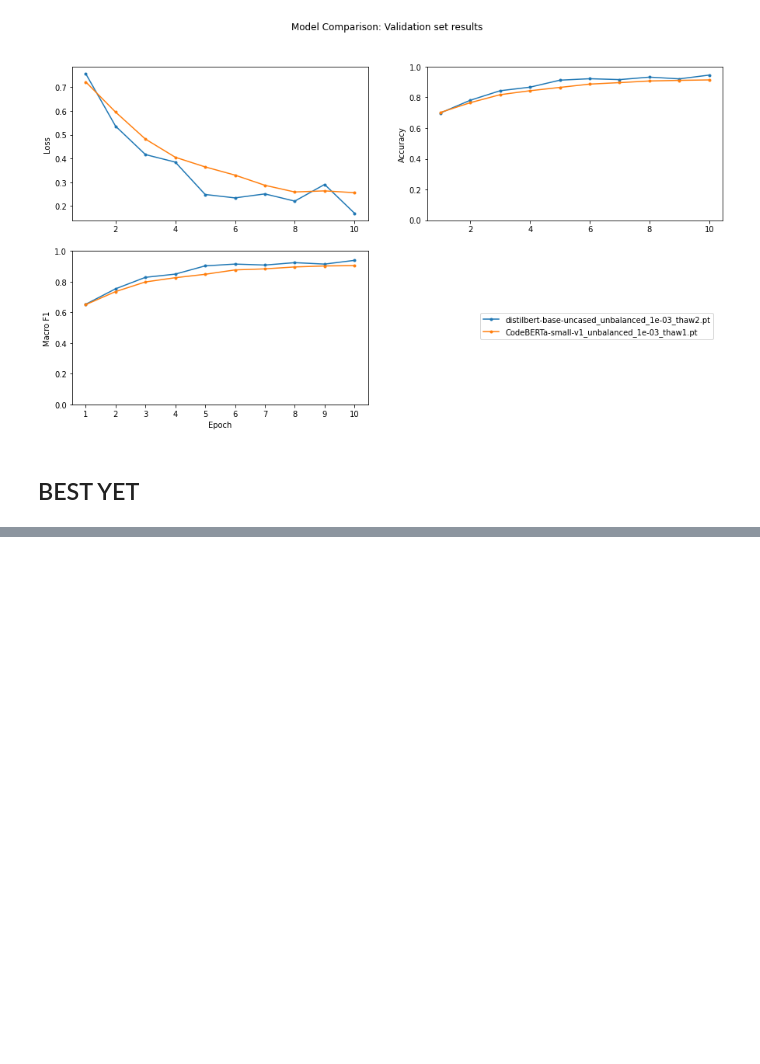
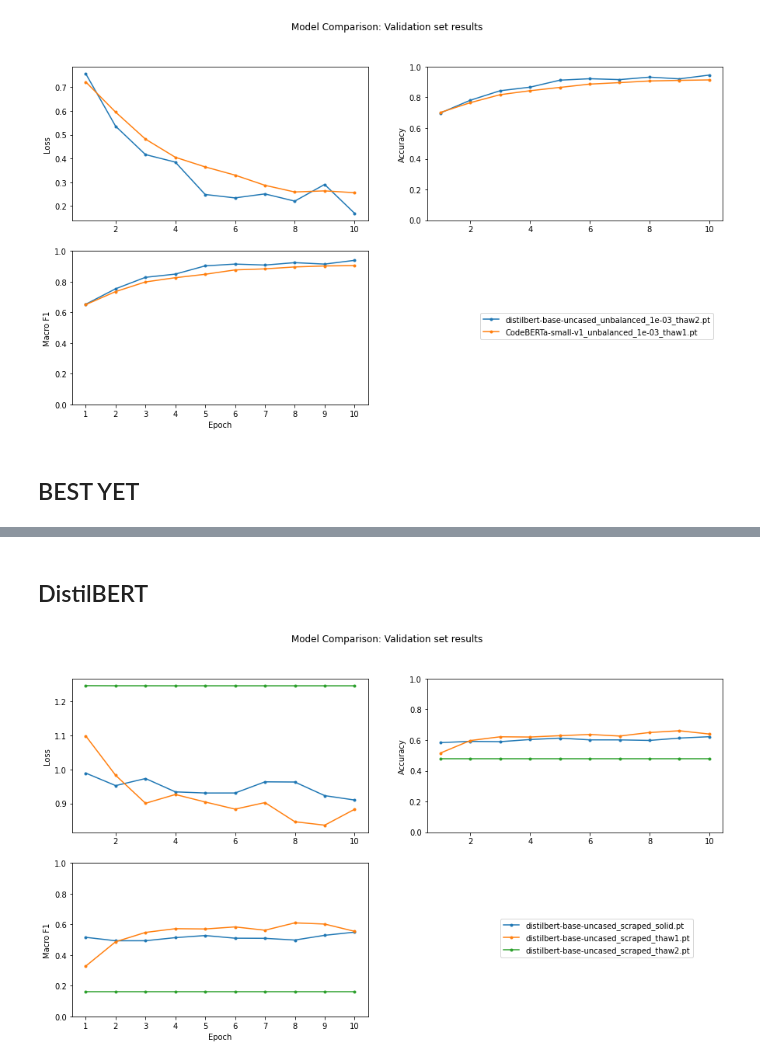
Before and after one commit to backtick-se/docks-master-thesis, a Jupyter notebook: notebooks/transformer_eval.ipynb, the cells around one changed output, grey strips where cells are left out. Drawn from its saved outputs; the diff is of its cells as text; code cells hidden in the pictures; blank space fills up the shorter version.

```diff
--- a/notebooks/transformer_eval.ipynb
+++ b/notebooks/transformer_eval.ipynb
@@ -117,0 +136,10 @@ non-functional       0.67      0.51      0.58        91
+# %% [markdown]
+## DistilBERT
+# %%
+compare(
+    'distilbert-base-uncased_scraped_solid.pt',
+    'distilbert-base-uncased_scraped_thaw1.pt',
+    'distilbert-base-uncased_scraped_thaw2.pt',
+)
+# %% [output]
+[figure, added]
```
Also changed, not shown: parts of 12 cells of this notebook.
